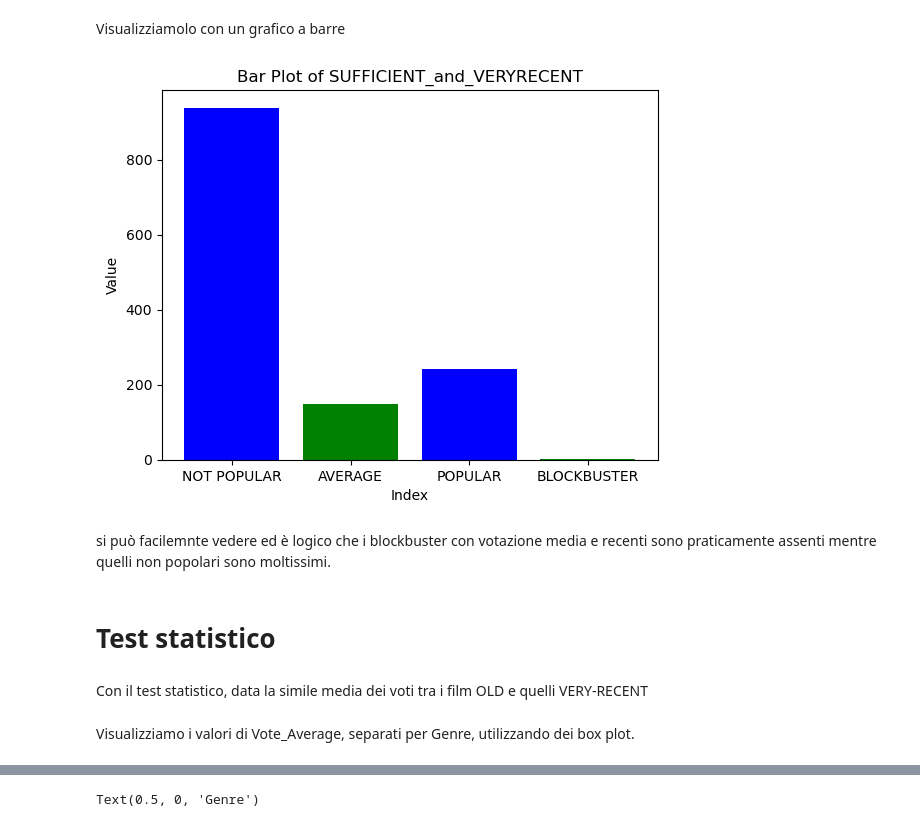
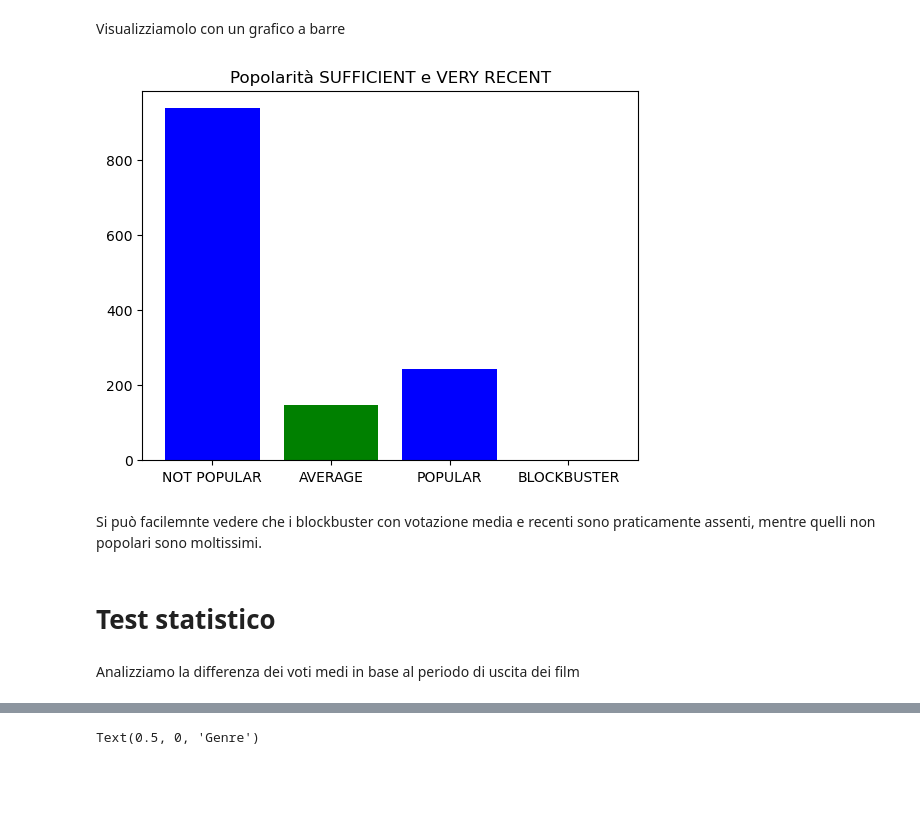
Before and after one commit to giampyhatesyou/Ids, a Jupyter notebook: pr.ipynb, the cells around one changed output, grey strips where cells are left out. Cells and saved outputs as stored; diff of their text form; code cells hidden in the pictures; blank space fills up the shorter version.

```diff
--- a/pr.ipynb
+++ b/pr.ipynb
@@ -67,6 +66,9 @@ Procediamo con la prima parte dell'analisi, la pulizia del dataset, che ci perme
 #Togliamo poster_url
 dataset = dataset.drop('Poster_Url', axis=1)
 
+#Togliamo la colonna overview
+dataset = dataset.drop('Overview', axis=1)
+
 #troviamo i valori nulli nel dataset
 dataset.isnull().sum()
 # %% [output]
@@ -177,12 +186,10 @@ Quantizziamo anche popularity
 3. POPULAR = [60, 1999.9]
 4. BLOCKBUSTER = [2000, 5084]
 # %%
-quantize_release_date = ['VERY OLD', 'OLD', 'RECENT', 'VERY-RECENT']
+quantize_release_date = ['VERY OLD', 'OLD', 'RECENT', 'VERY RECENT']
 minimum = [1900, 1981, 2001, 2016]
 maximum = [1980, 2000, 2015, 2024]
 
-dataset.Release_Date = pd.to_datetime(dataset.Release_Date)
-dataset.dtypes
 for i in range(4):
     dataset.loc[dataset['Release_Date'].dt.year.between(minimum[i], maximum[i]), 'quant_Release_Date'] = quantize_release_date[i]
 # %%
@@ -292,26 +309,20 @@ Visualizziamolo con un grafico a barre
 # %%
 # Grafico a barre con l'indice sull'asse x e il valore sull'asse y
 plt.bar(range(len(SUFFICIENT_and_VERYRECENT)), SUFFICIENT_and_VERYRECENT, color=['blue', 'green'])
-
-# Etichette degli assi
-plt.xlabel('Index')
-plt.ylabel('Value')
 
 # Nomi delle categorie sugli assi x
 plt.xticks(range(len(SUFFICIENT_and_VERYRECENT)), ['NOT POPULAR', 'AVERAGE', 'POPULAR', 'BLOCKBUSTER'])
 
 # Titolo del grafico
-plt.title('Bar Plot of SUFFICIENT_and_VERYRECENT')
+plt.title('Popolarità SUFFICIENT e VERY RECENT')
 
 # Mostra il grafico
 plt.show()
 # %% [output]
-[figure, old version]
+[figure, new version]
 # %% [markdown]
-si può facilemnte vedere ed è logico che i blockbuster con votazione media e recenti sono praticamente assenti mentre quelli non popolari sono moltissimi.
+Si può facilemnte vedere che i blockbuster con votazione media e recenti sono praticamente assenti, mentre quelli non popolari sono moltissimi.
 # %% [markdown]
 <h1>Test statistico</h1>
-# %% [markdown]
-Con il test statistico, data la simile media dei voti tra i film OLD e quelli VERY-RECENT
-# %% [markdown]
-Visualizziamo i valori di Vote_Average, separati per Genre, utilizzando dei box plot.
+# %% [markdown]
+Analizziamo la differenza dei voti medi in base al periodo di uscita dei film
```
Also changed, not shown: parts of 55 cells of this notebook.
